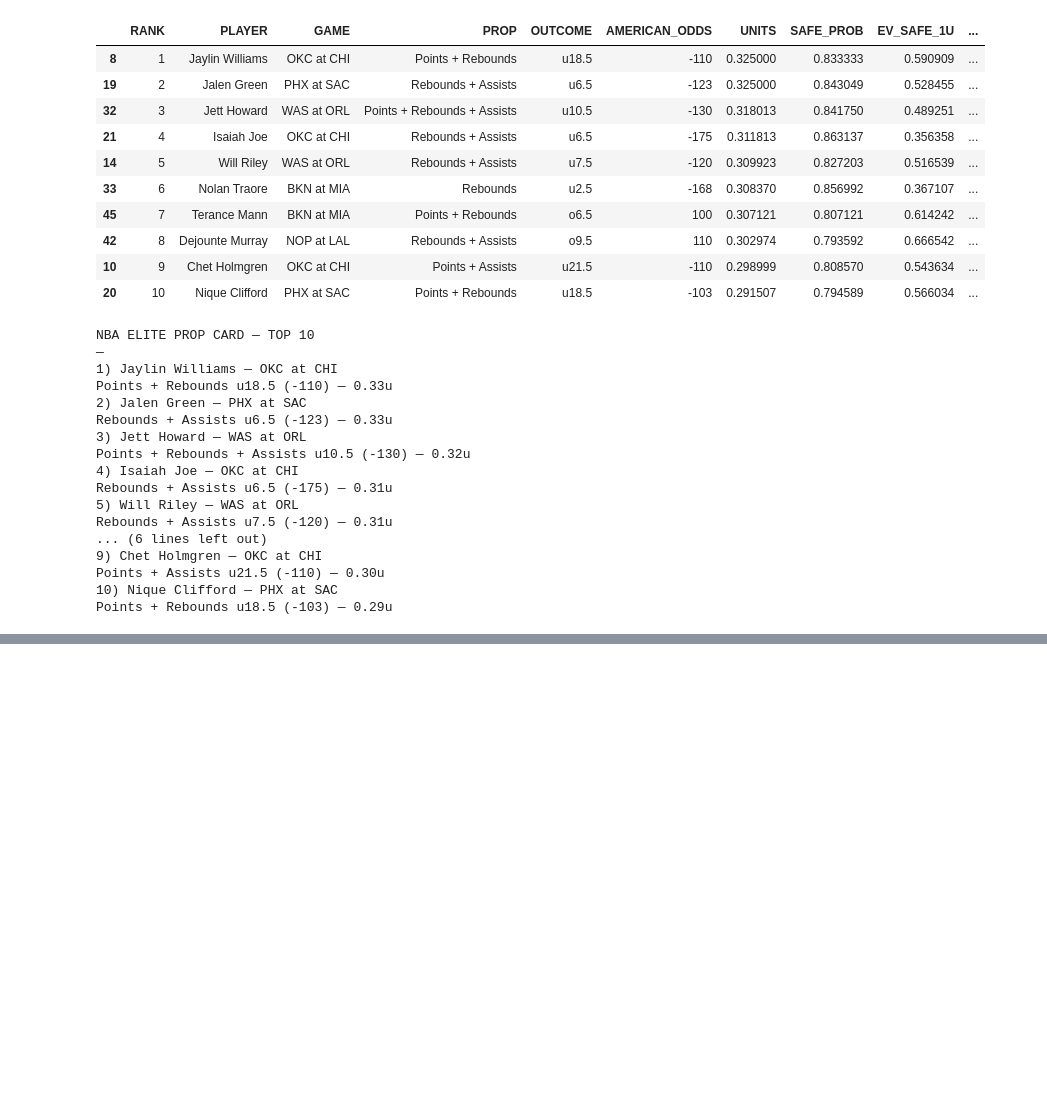
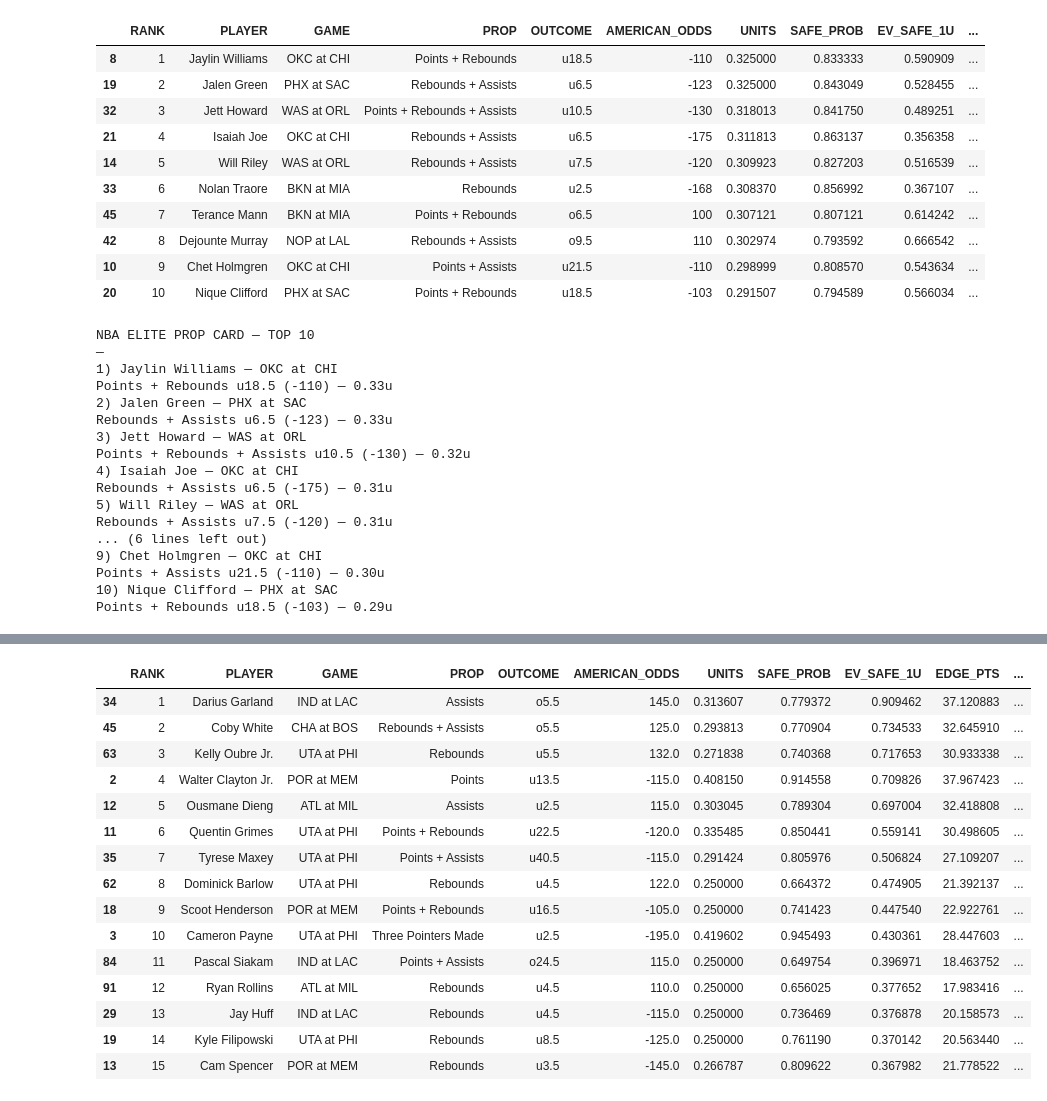
Before and after one commit to dchav12/New-stable-, a Jupyter notebook: NBA_Prop_Hit_Sheet.ipynb, the cells around one changed output, grey strips where cells are left out. Saved outputs shown, nothing was run; the diff lists cells and outputs as text; code cells hidden in the pictures; blank space fills up the shorter version.

```diff
--- a/NBA_Prop_Hit_Sheet.ipynb
+++ b/NBA_Prop_Hit_Sheet.ipynb
@@ -8445,0 +8991,73 @@ Points + Rebounds u18.5 (-103) — 0.29u
+# %%
+# =========================
+# BOTTOM FIX: FORCE TOP 15 OUTPUT
+# (works after your model run has created df with SAFE_PROB / EV / UNITS)
+# =========================
+import pandas as pd
+
+# 1) Find the best available dataframe in memory
+cands = []
+for name in ["pool","ranked","topN","top10","df"]:
+    if name in globals() and isinstance(globals()[name], pd.DataFrame) and len(globals()[name]) > 0:
+        cands.append(name)
+
+if not cands:
+    raise RuntimeError("No dataframe found (pool/ranked/topN/top10/df). Run your main model cell first.")
+
+base_name = cands[0]
+base = globals()[base_name].copy()
+print(f"✅ Using dataframe: {base_name} | shape={base.shape}")
+
+# 2) Ensure the required columns exist
+need = ["PLAYER","GAME","PROP","OUTCOME","AMERICAN_ODDS","SAFE_PROB","EV_SAFE_1U","UNITS"]
+missing = [c for c in need if c not in base.columns]
+if missing:
+    raise RuntimeError(f"Missing required columns in {base_name}: {missing}. Run full model layers first.")
+
+# 3) Apply the same strict gate you’ve been using
+gate = (
+    (base["EV_SAFE_1U"].astype(float) > 0) &
+    (base["UNITS"].astype(float) > 0)
+)
+
+# If you have BOOK_PROB, enforce edge ≥ 3 pts exactly like your strict gate
+if "BOOK_PROB" in base.columns:
+    base["EDGE_PTS"] = (base["SAFE_PROB"].astype(float) - base["BOOK_PROB"].astype(float)) * 100
+    gate = gate & (base["EDGE_PTS"] >= 3.0)
+else:
+    base["EDGE_PTS"] = pd.NA
+
+pool15 = base.loc[gate].copy()
+
+# Fallback if gate is too tight (still keeps EV>0 & units>0)
+if len(pool15) < 15:
+    print(f"⚠️ Strict gate returned {len(pool15)} rows. Relaxing to EV>0 & units>0 only.")
+    pool15 = base.loc[(base["EV_SAFE_1U"].astype(float) > 0) & (base["UNITS"].astype(float) > 0)].copy()
+
+# 4) Rank and take Top 15
+pool15 = pool15.sort_values(["EV_SAFE_1U","SAFE_PROB","UNITS"], ascending=False).head(15).copy()
+pool15.insert(0, "RANK", range(1, len(pool15)+1))
+
+# 5) Display table
+cols = ["RANK","PLAYER","GAME","PROP","OUTCOME","AMERICAN_ODDS","UNITS","SAFE_PROB","EV_SAFE_1U","EDGE_PTS"]
+if "IS_PROJECTED_STARTER" in pool15.columns:
+    cols.append("IS_PROJECTED_STARTER")
+
+display(pool15[cols])
+
+# 6) Discord printout (no model lingo)
+lines = []
+lines.append("NBA PROP EDGE POOL — TOP 15")
+lines.append("—")
+for _, r in pool15.iterrows():
+    lines.append(f'{int(r["RANK"])}) {r["PLAYER"]} — {r["GAME"]}')
+    lines.append(f'{r["PROP"]} {r["OUTCOME"]} ({int(r["AMERICAN_ODDS"])}) — {float(r["UNITS"]):.2f}u')
+    lines.append("")  # blank line between plays
+
+print("\n" + "\n".join(lines).strip())
+
+# 7) Save it (optional)
+out_path = f"hit_sheet_top15_nba_{pd.Timestamp.now().strftime('%Y%m%d_%H%M%S')}.csv"
+pool15.to_csv(out_path, index=False)
+print("✅ Saved:", out_path)
+# %% [output]
@@ -8445,0 +9065,16 @@ Points + Rebounds u18.5 (-103) — 0.29u
+|  | RANK | PLAYER | GAME | PROP | OUTCOME | AMERICAN_ODDS | UNITS | SAFE_PROB | EV_SAFE_1U | EDGE_PTS | ... |
+| 34 | 1 | Darius Garland | IND at LAC | Assists | o5.5 | 145.0 | 0.313607 | 0.779372 | 0.909462 | 37.120883 | ... |
+| 45 | 2 | Coby White | CHA at BOS | Rebounds + Assists | o5.5 | 125.0 | 0.293813 | 0.770904 | 0.734533 | 32.645910 | ... |
+| 63 | 3 | Kelly Oubre Jr. | UTA at PHI | Rebounds | u5.5 | 132.0 | 0.271838 | 0.740368 | 0.717653 | 30.933338 | ... |
+| 2 | 4 | Walter Clayton Jr. | POR at MEM | Points | u13.5 | -115.0 | 0.408150 | 0.914558 | 0.709826 | 37.967423 | ... |
+| 12 | 5 | Ousmane Dieng | ATL at MIL | Assists | u2.5 | 115.0 | 0.303045 | 0.789304 | 0.697004 | 32.418808 | ... |
+| 11 | 6 | Quentin Grimes | UTA at PHI | Points + Rebounds | u22.5 | -120.0 | 0.335485 | 0.850441 | 0.559141 | 30.498605 | ... |
+| 35 | 7 | Tyrese Maxey | UTA at PHI | Points + Assists | u40.5 | -115.0 | 0.291424 | 0.805976 | 0.506824 | 27.109207 | ... |
+| 62 | 8 | Dominick Barlow | UTA at PHI | Rebounds | u4.5 | 122.0 | 0.250000 | 0.664372 | 0.474905 | 21.392137 | ... |
+| 18 | 9 | Scoot Henderson | POR at MEM | Points + Rebounds | u16.5 | -105.0 | 0.250000 | 0.741423 | 0.447540 | 22.922761 | ... |
+| 3 | 10 | Cameron Payne | UTA at PHI | Three Pointers Made | u2.5 | -195.0 | 0.419602 | 0.945493 | 0.430361 | 28.447603 | ... |
+| 84 | 11 | Pascal Siakam | IND at LAC | Points + Assists | o24.5 | 115.0 | 0.250000 | 0.649754 | 0.396971 | 18.463752 | ... |
+| 91 | 12 | Ryan Rollins | ATL at MIL | Rebounds | u4.5 | 110.0 | 0.250000 | 0.656025 | 0.377652 | 17.983416 | ... |
+| 29 | 13 | Jay Huff | IND at LAC | Rebounds | u4.5 | -115.0 | 0.250000 | 0.736469 | 0.376878 | 20.158573 | ... |
+| 19 | 14 | Kyle Filipowski | UTA at PHI | Rebounds | u8.5 | -125.0 | 0.250000 | 0.761190 | 0.370142 | 20.563440 | ... |
+| 13 | 15 | Cam Spencer | POR at MEM | Rebounds | u3.5 | -145.0 | 0.266787 | 0.809622 | 0.367982 | 21.778522 | ... |
```
Also changed, not shown: parts of 3 cells of this notebook.
